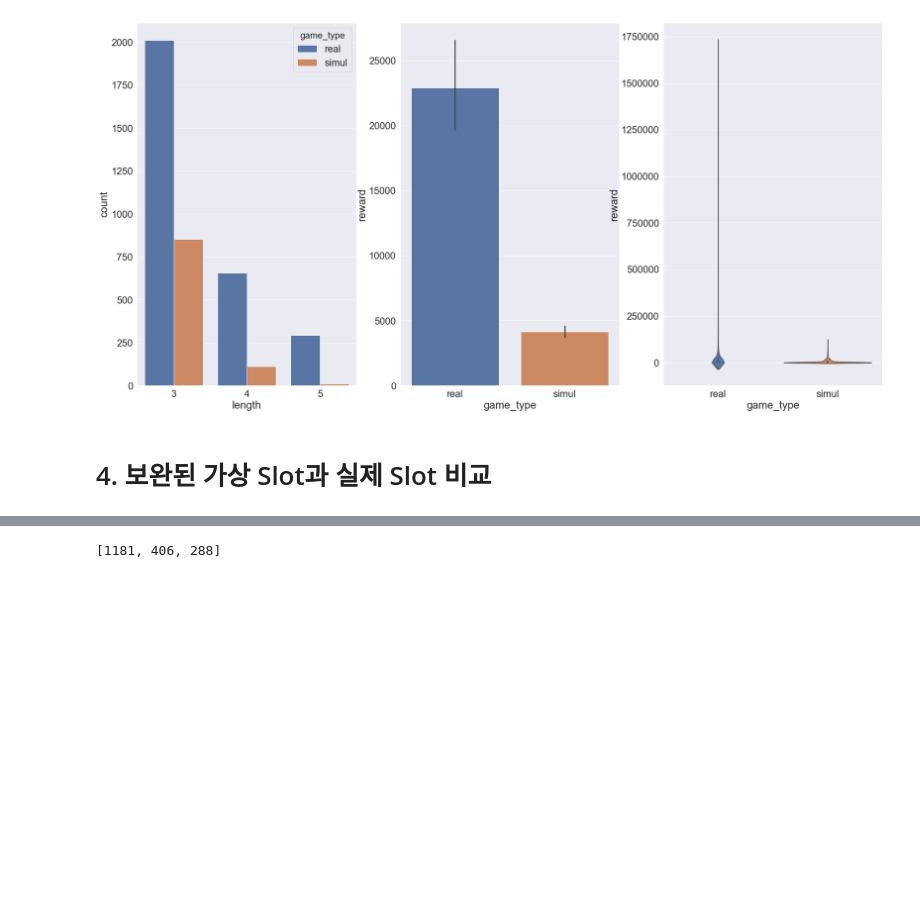
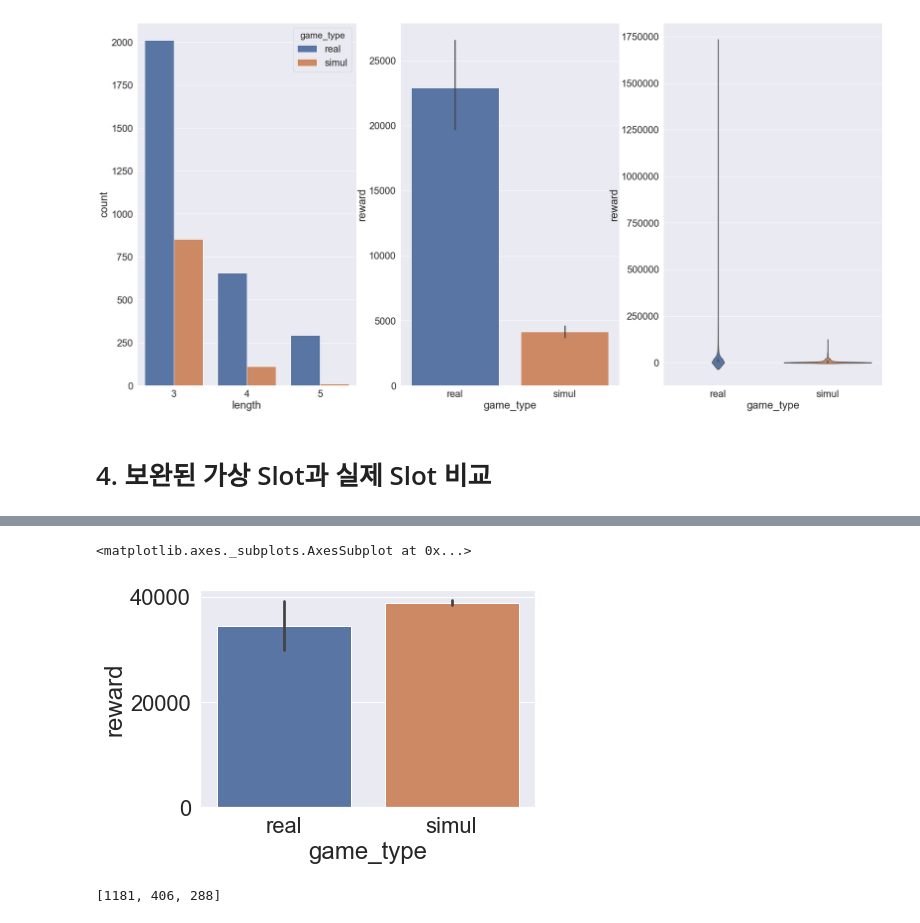
Before and after one commit to Jaepal/data-science-portfolio, a Jupyter notebook: slot_machine/Data_Exploration.ipynb, the cells around one changed output, grey strips where cells are left out. Drawn from its saved outputs; the diff is of its cells as text; code cells hidden in the pictures; blank space fills up the shorter version.

```diff
--- a/slot_machine/Data_Exploration.ipynb
+++ b/slot_machine/Data_Exploration.ipynb
@@ -2002,3 +2037,14 @@ sns.violinplot(x='game_type', y='reward', data=df_pl_pay_list)
+# %%
+pl_final_simul_pay_list = pl_final_reward_array.mean(axis=0).tolist()
+
+df_pl_final_pay_list = pd.DataFrame(columns=['reward', 'game_type'])
+df_pl_final_pay_list['reward'] = pl_real_pay_list + pl_final_simul_pay_list
+df_pl_final_pay_list['game_type'] = ['real'] * len(pl_real_pay_list) + ['simul'] * len(pl_final_simul_pay_list)
+
+sns.barplot(x='game_type', y='reward', data=df_pl_final_pay_list)
+# %% [output]
+<matplotlib.axes._subplots.AxesSubplot at 0x...>
+[figure, added]
 # %%
 pl_pay_type_count
 # %% [output]
```
Also changed, not shown: parts of 6 cells of this notebook.
